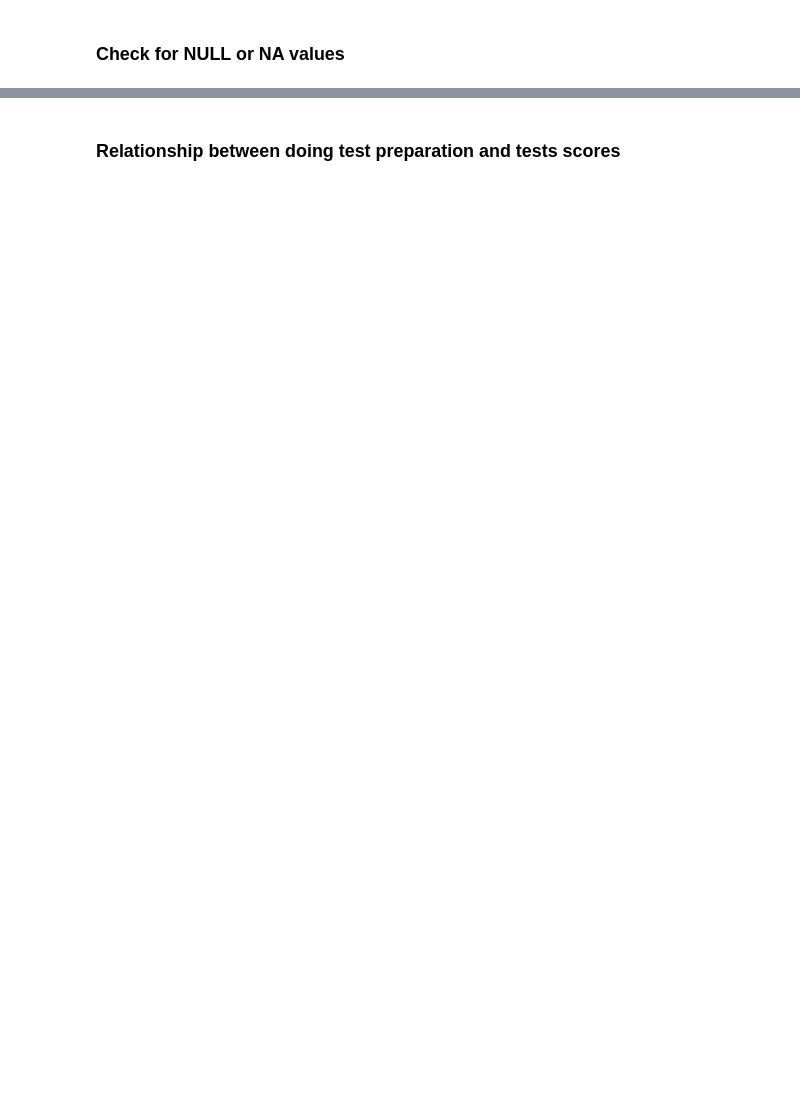
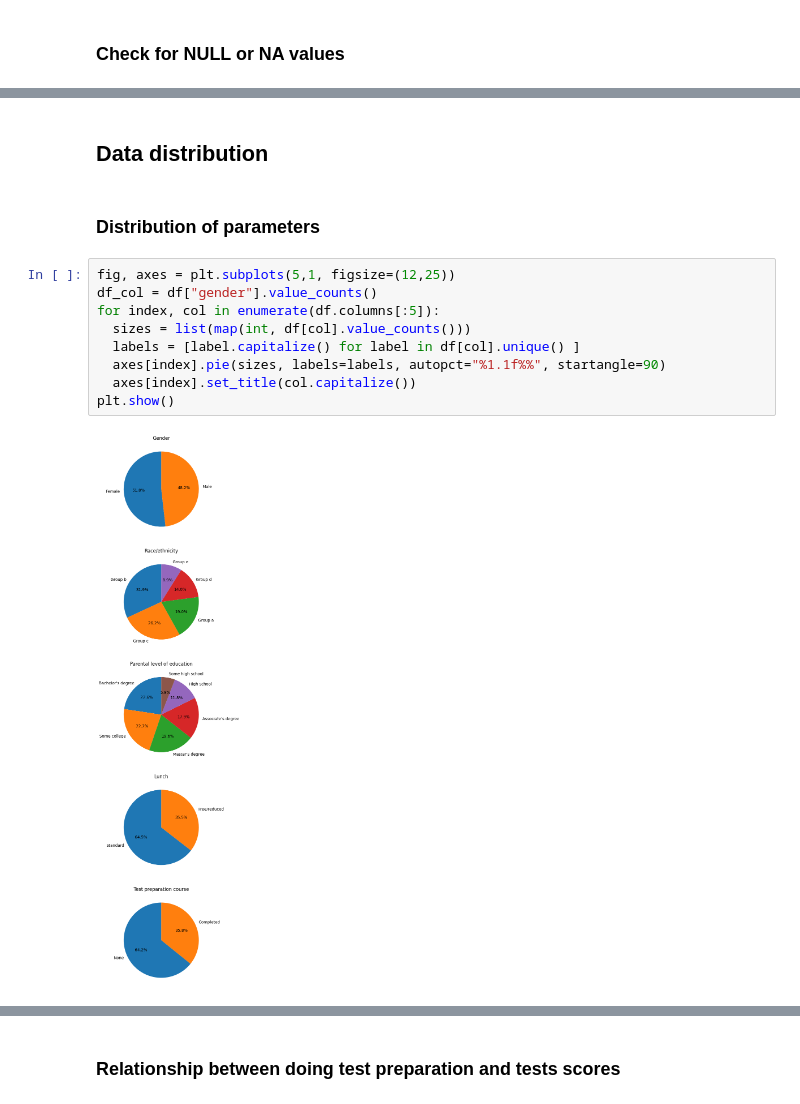
Before and after one commit to lucianopinochet/test_nb_project, a Jupyter notebook: student_performance.ipynb, the cells around one changed output, grey strips where cells are left out. Saved outputs shown, nothing was run; the diff lists cells and outputs as text; blank space fills up the shorter version.

```diff
--- a/student_performance.ipynb
+++ b/student_performance.ipynb
@@ -39,0 +72,15 @@ df.isnull() == df.isna()
+# %% [markdown]
+## Data distribution
+# %% [markdown]
+### Distribution of parameters
+# %%
+fig, axes = plt.subplots(5,1, figsize=(12,25))
+df_col = df["gender"].value_counts()
+for index, col in enumerate(df.columns[:5]):
+  sizes = list(map(int, df[col].value_counts()))
+  labels = [label.capitalize() for label in df[col].unique() ]
+  axes[index].pie(sizes, labels=labels, autopct="%1.1f%%", startangle=90)
+  axes[index].set_title(col.capitalize())
+plt.show()
+# %% [output]
+[figure, added]
```
Also changed, not shown: parts of 16 cells of this notebook.
